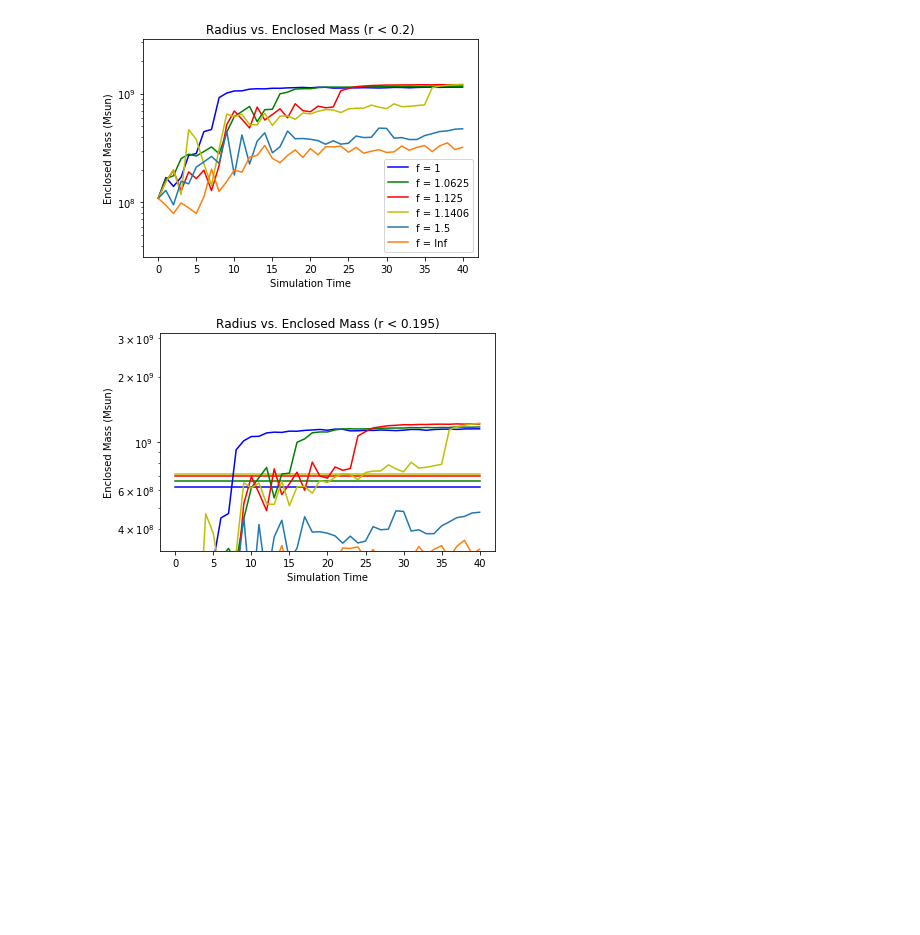
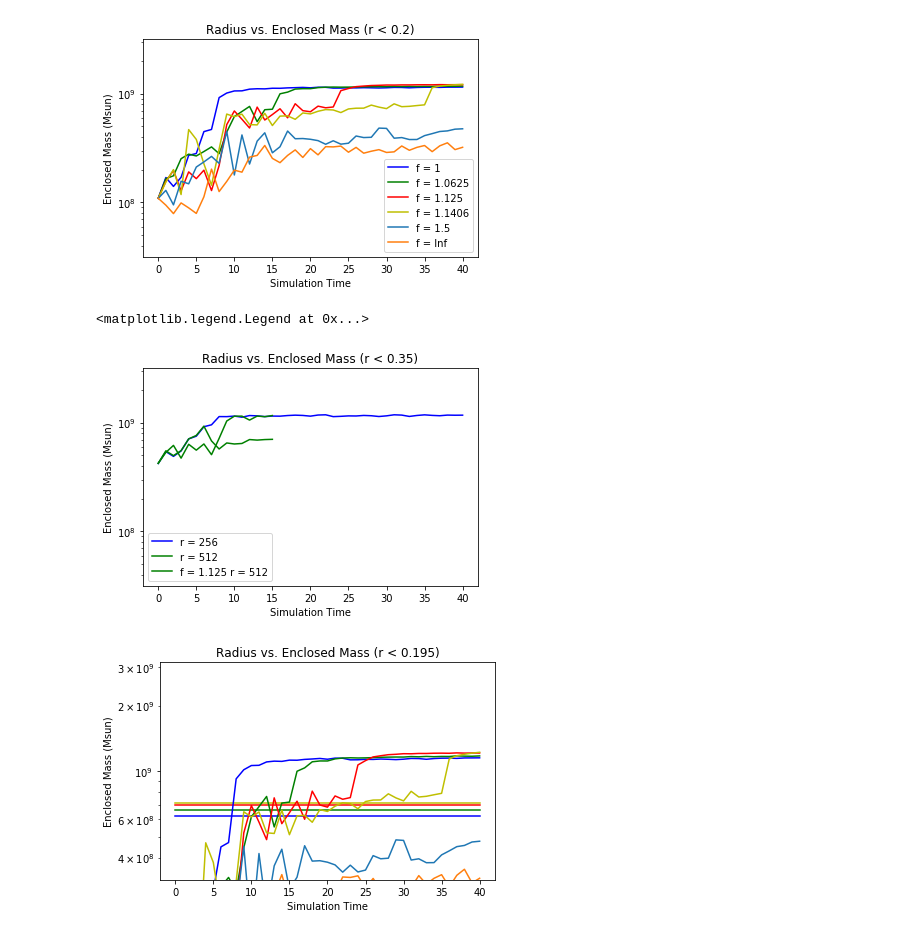
Before and after one commit to mnotis/FDM2020, a Jupyter notebook: Enclosed Mass 2.0.ipynb, the cells around one changed output. Cells and saved outputs as stored; diff of their text form; code cells hidden in the pictures; blank space fills up the shorter version.

```diff
--- a/Enclosed Mass 2.0.ipynb
+++ b/Enclosed Mass 2.0.ipynb
@@ -514,6 +511,30 @@ plt.legend(['f = 1', 'f = 1.0625', 'f = 1.125', 'f = 1.1406', 'f = 1.5', 'f = In
 plt.savefig('/mnt/c/Users/Noah Notis/Dropbox/USRP2020_Noah/src/FDM2020/massr256pixel_smoothR02.png', dpi = 250)
 # %% [output]
 [figure]
+# %%
+#testing resolution differences
+path1 = '/mnt/c/Users/Noah Notis/Dropbox/USRP2020_Noah/src/FDM2020/rad_files/f1L20T4n400r256'
+path1512 = '/mnt/c/Users/Noah Notis/Dropbox/USRP2020_Noah/src/FDM2020/rad_files/f1L20T4n40r512'
+path1125512 = '/mnt/c/Users/Noah Notis/Dropbox/USRP2020_Noah/src/FDM2020/rad_files/f1.125L20T4n40r512'
+
+r_lim = 0.35
+data1 = enclosed_mass_pixel_from_folder(path1, 256, r_lim, 40, 400)
+data1512 = enclosed_mass_pixel_from_folder(path1512, 512, r_lim, 15, 40)
+data1125512 = enclosed_mass_pixel_from_folder(path1125512, 512, r_lim, 15, 40)
+
+plt.plot(data1[0], data1[1], 'b')
+plt.plot(data1512[0], data1512[1], 'g')
+plt.plot(data1125512[0], data1125512[1], 'g')
+
+plt.yscale('log')
+plt.ylim(10**(7.5), 10**(9.5))
+plt.xlabel('Simulation Time')
+plt.ylabel('Enclosed Mass (Msun)')
+plt.title('Radius vs. Enclosed Mass (r < ' + str(r_lim) + ')')
+plt.legend(['r = 256', 'r = 512', 'f = 1.125 r = 512'])
+# %% [output]
+<matplotlib.legend.Legend at 0x...>
+[figure, added]
 # %%
 #Critical Mass Analytic
 
```
Also changed, not shown: parts of 1 cell of this notebook, 1 other file.
